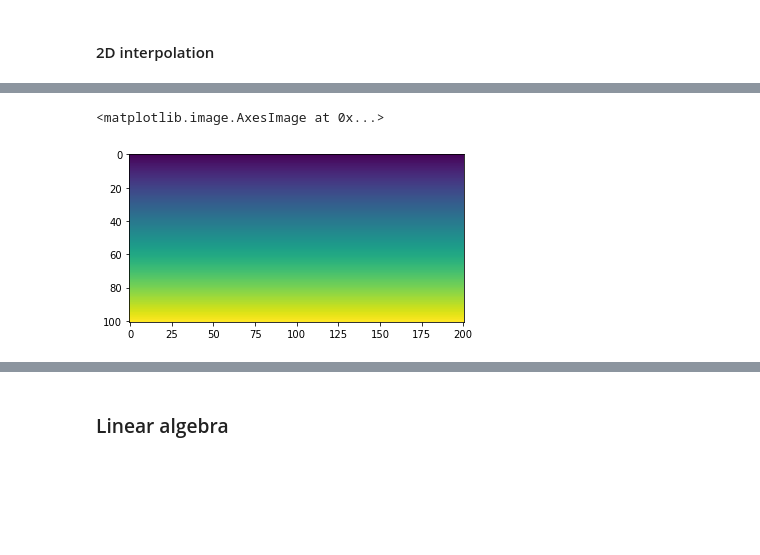
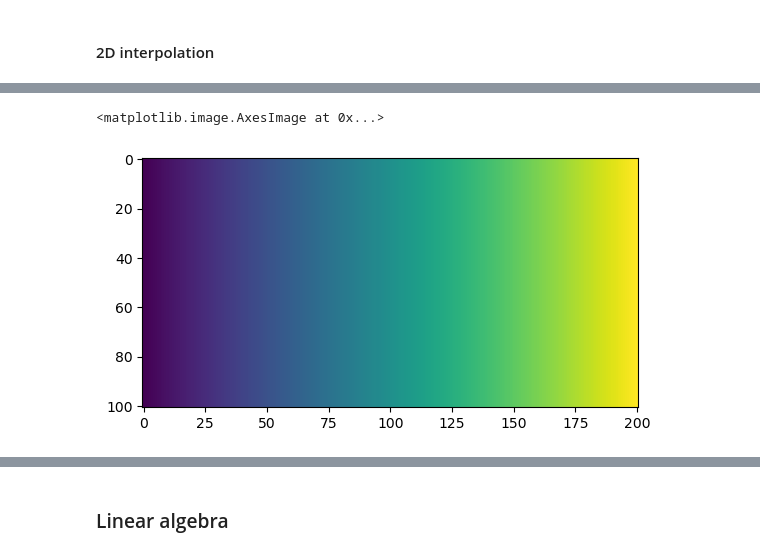
Before and after one commit to Morisset/Python-lectures-Notebooks, a Jupyter notebook: Notebooks/intro_Scipy.ipynb, the cells around one changed output, grey strips where cells are left out. Cells and saved outputs as stored; diff of their text form; code cells hidden in the pictures; blank space fills up the shorter version.

```diff
--- a/Notebooks/intro_Scipy.ipynb
+++ b/Notebooks/intro_Scipy.ipynb
@@ -284,10 +287,10 @@ print(grid_y)
  [0.99 0.99 0.99 ... 0.99 0.99 0.99]
  [1.   1.   1.   ... 1.   1.   1.  ]]
 # %%
-plt.imshow(grid_y)
+plt.imshow(grid_x)
 # %% [output]
 <matplotlib.image.AxesImage at 0x...>
-[figure, old version]
+[figure, new version]
 # %%
 # Generating 1000 x 2 points randomly
 points = np.random.rand(1000, 2)
```
Also changed, not shown: parts of 33 cells of this notebook.
